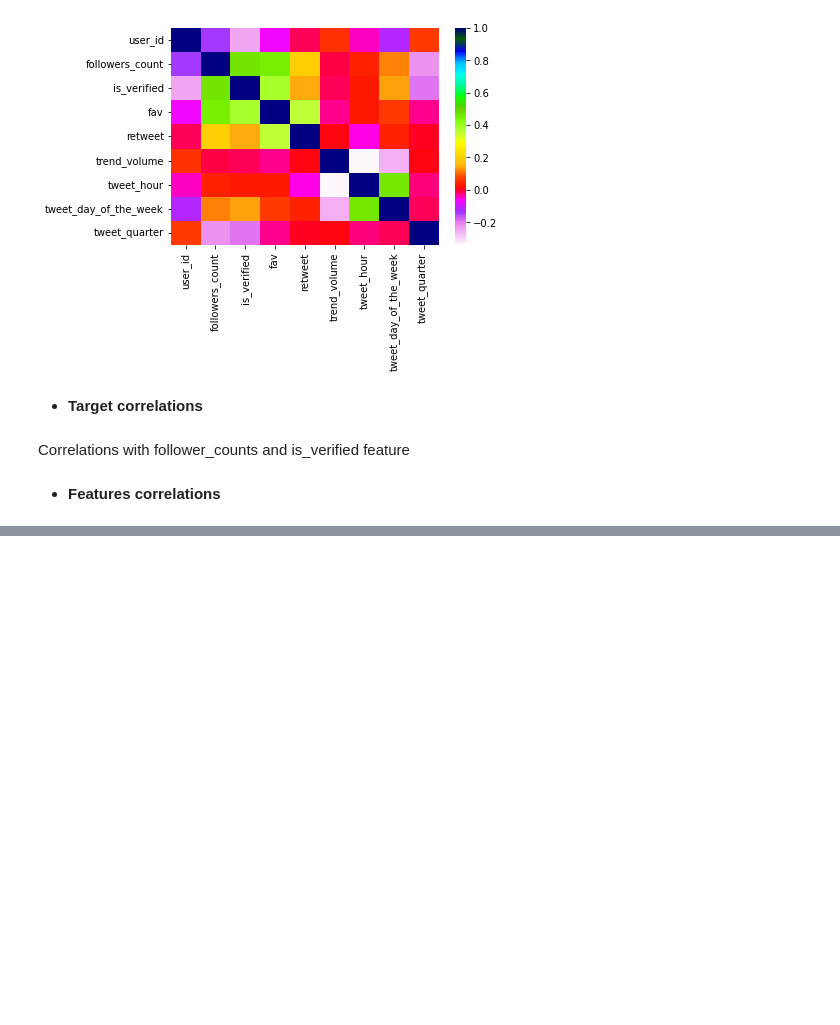
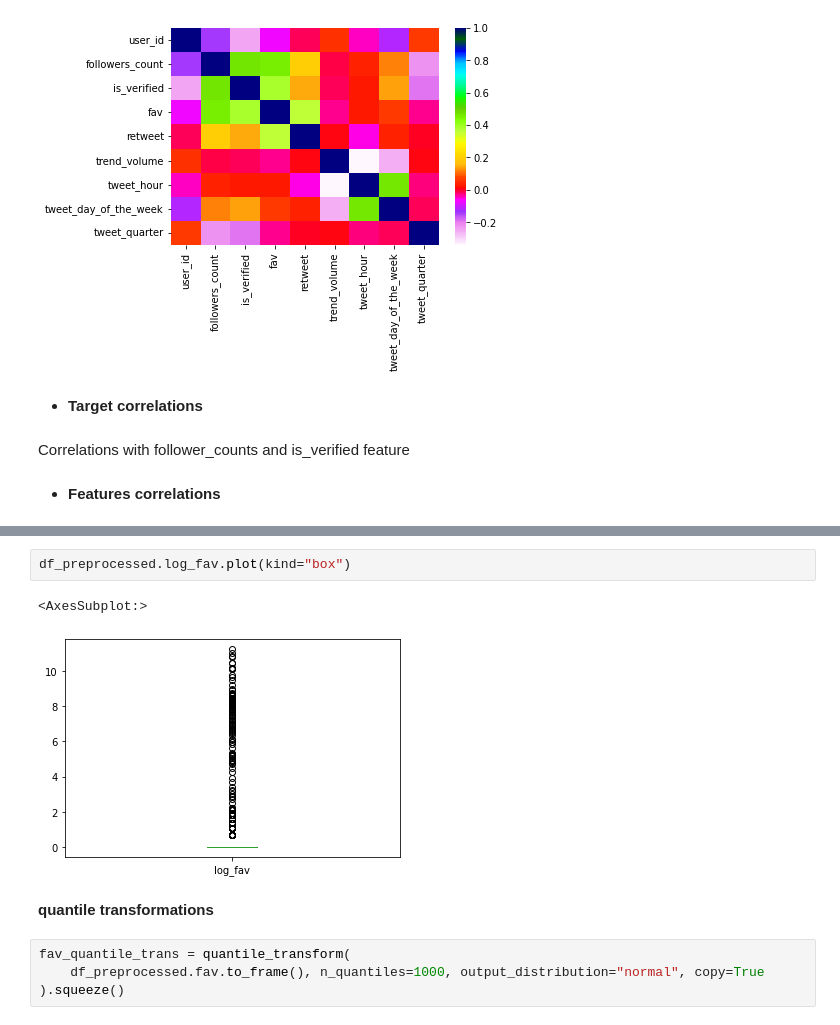
Before and after one commit to Anty45/Tweets-popularity, a Jupyter notebook: notebooks/exploration_tweets.ipynb, the cells around one changed output, grey strips where cells are left out. Saved outputs shown, nothing was run; the diff lists cells and outputs as text; blank space fills up the shorter version.

```diff
--- a/notebooks/exploration_tweets.ipynb
+++ b/notebooks/exploration_tweets.ipynb
@@ -138,0 +163,11 @@ sns.heatmap(corr_,
+# %%
+df_preprocessed.log_fav.plot(kind="box")
+# %% [output]
+<AxesSubplot:>
+[figure, added]
+# %% [markdown]
+__quantile transformations__
+# %%
+fav_quantile_trans = quantile_transform(
+    df_preprocessed.fav.to_frame(), n_quantiles=1000, output_distribution="normal", copy=True
+).squeeze()
```
Also changed, not shown: parts of 19 cells of this notebook.
